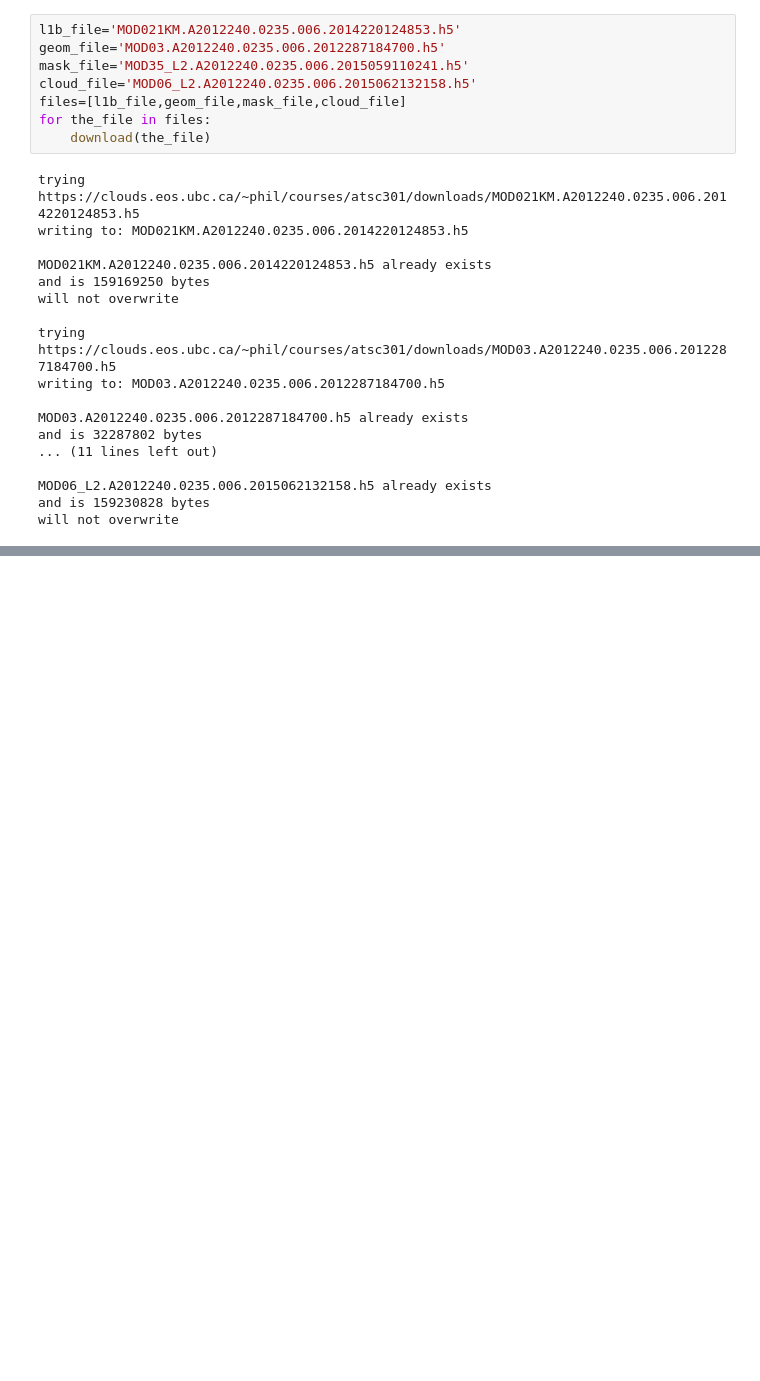
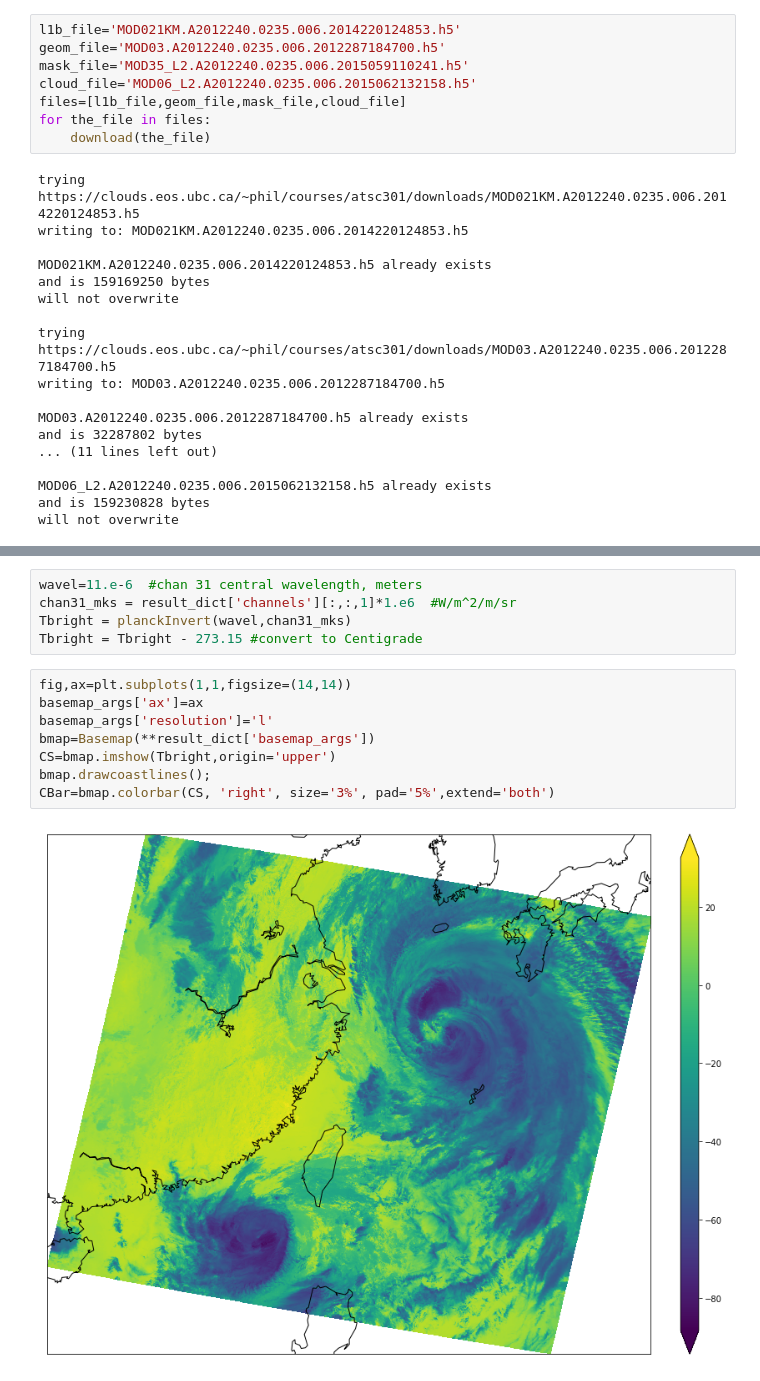
Before and after one commit to phaustin/e582, a Jupyter notebook: notebooks/hist2d_problem.ipynb, the cells around one changed output, grey strips where cells are left out. Saved outputs shown, nothing was run; the diff lists cells and outputs as text; blank space fills up the shorter version.

```diff
--- a/notebooks/hist2d_problem.ipynb
+++ b/notebooks/hist2d_problem.ipynb
@@ -37,0 +103,15 @@ will not overwrite
+# %%
+wavel=11.e-6  #chan 31 central wavelength, meters
+chan31_mks = result_dict['channels'][:,:,1]*1.e6  #W/m^2/m/sr
+Tbright = planckInvert(wavel,chan31_mks)
+Tbright = Tbright - 273.15 #convert to Centigrade
+# %%
+fig,ax=plt.subplots(1,1,figsize=(14,14))
+basemap_args['ax']=ax
+basemap_args['resolution']='l'
+bmap=Basemap(**result_dict['basemap_args'])
+CS=bmap.imshow(Tbright,origin='upper')
+bmap.drawcoastlines();
+CBar=bmap.colorbar(CS, 'right', size='3%', pad='5%',extend='both')
+# %% [output]
+[figure, added]
```
Also changed, not shown: parts of 9 cells of this notebook, 11 other files.
